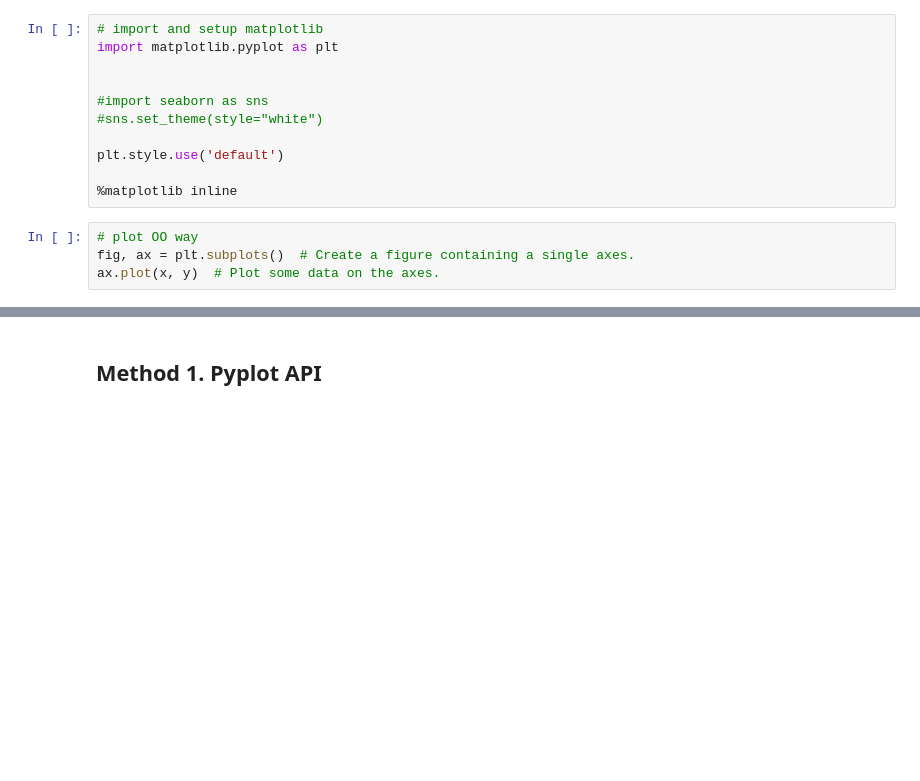
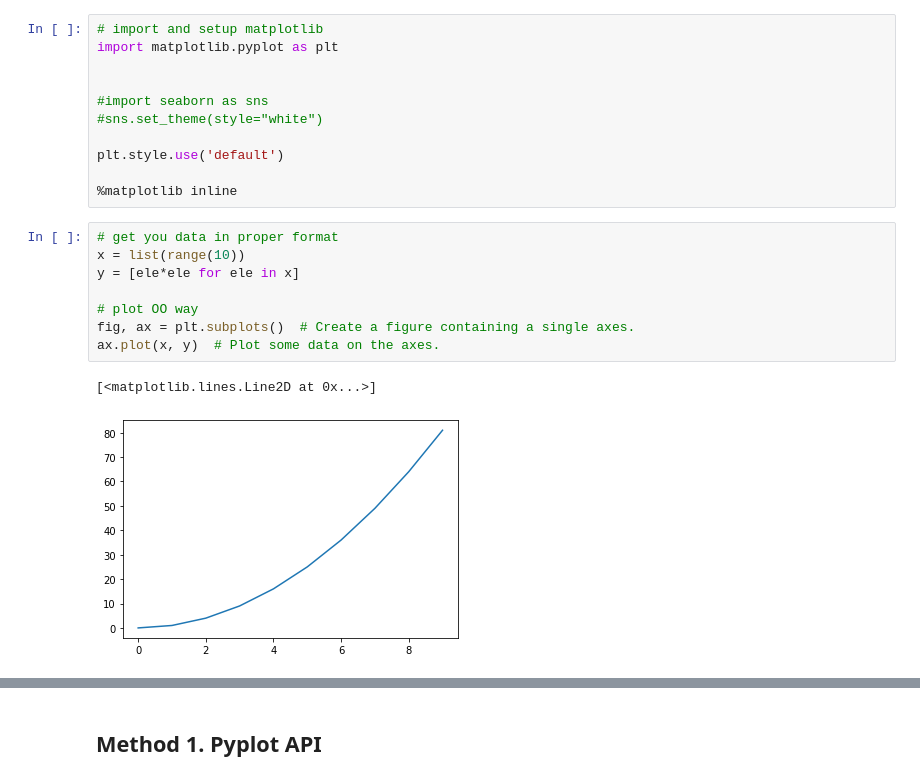
Before and after one commit to hgesel/eas503, a Jupyter notebook: week14/Week14_Vis.ipynb, the cells around one changed output, grey strips where cells are left out. Drawn from its saved outputs; the diff is of its cells as text; blank space fills up the shorter version.

```diff
--- a/week14/Week14_Vis.ipynb
+++ b/week14/Week14_Vis.ipynb
@@ -83,6 +86,13 @@ plt.style.use('default')
 
 %matplotlib inline
 # %%
+# get you data in proper format
+x = list(range(10))
+y = [ele*ele for ele in x]
+
 # plot OO way
 fig, ax = plt.subplots()  # Create a figure containing a single axes.
 ax.plot(x, y)  # Plot some data on the axes.
+# %% [output]
+[<matplotlib.lines.Line2D at 0x...>]
+[figure, added]
```
Also changed, not shown: parts of 35 cells of this notebook, 2 other files.
